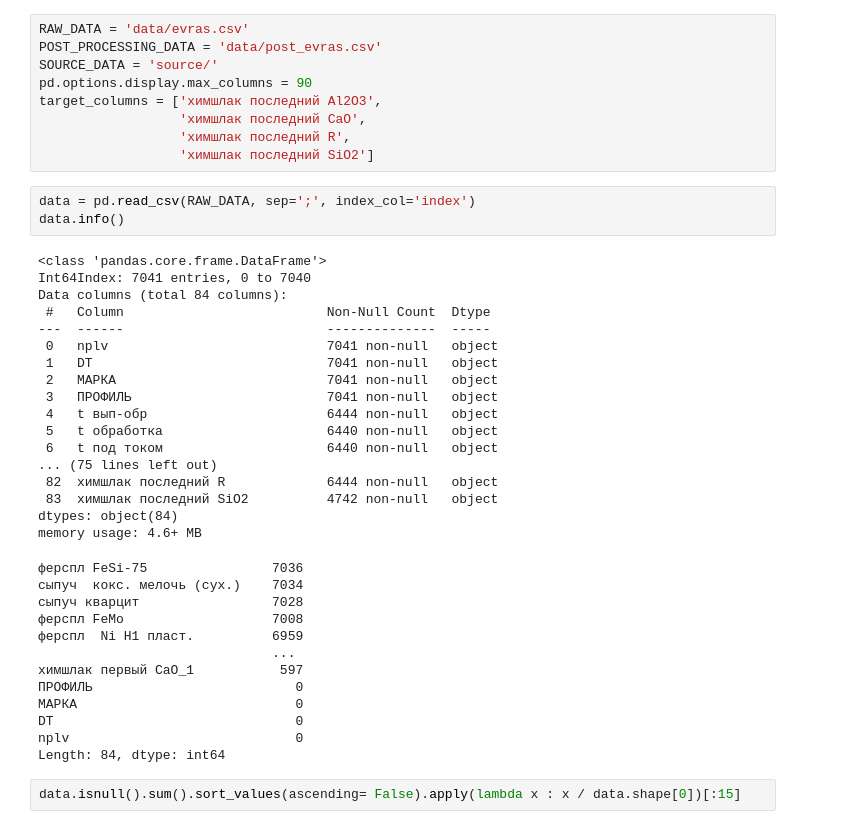
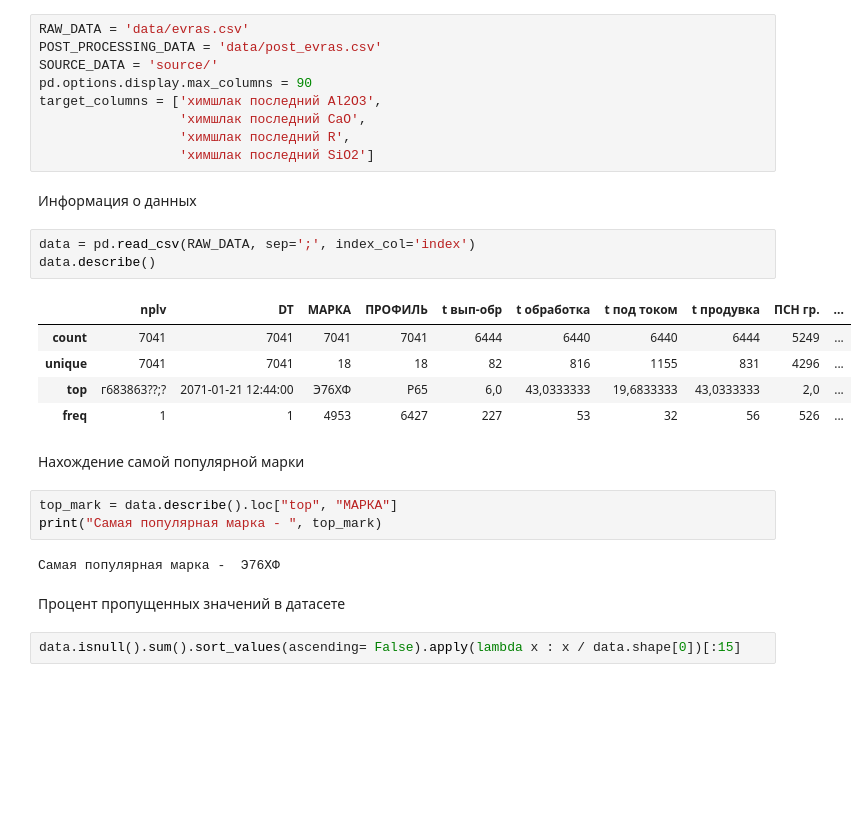
Before and after one commit to OnlyOneUseAcc/Evraz-SCC-prediction, a Jupyter notebook: EDA.ipynb, the cells around one changed output. Drawn from its saved outputs; the diff is of its cells as text; blank space fills up the shorter version.

Commit message:
update data

```diff
--- a/EDA.ipynb
+++ b/EDA.ipynb
@@ -11,39 +14,26 @@ target_columns = ['химшлак последний Al2O3',
                   'химшлак последний CaO',
                   'химшлак последний R',
                   'химшлак последний SiO2']
+# %% [markdown]
+Информация о данных
 # %%
 data = pd.read_csv(RAW_DATA, sep=';', index_col='index')
-data.info()
+data.describe()
 # %% [output]
-<class 'pandas.core.frame.DataFrame'>
-Int64Index: 7041 entries, 0 to 7040
-Data columns (total 84 columns):
- #   Column                          Non-Null Count  Dtype
----  ------                          --------------  -----
- 0   nplv                            7041 non-null   object
- 1   DT                              7041 non-null   object
- 2   МАРКА                           7041 non-null   object
- 3   ПРОФИЛЬ                         7041 non-null   object
- 4   t вып-обр                       6444 non-null   object
- 5   t обработка                     6440 non-null   object
- 6   t под током                     6440 non-null   object
-... (75 lines left out)
- 82  химшлак последний R             6444 non-null   object
- 83  химшлак последний SiO2          4742 non-null   object
-dtypes: object(84)
-memory usage: 4.6+ MB
-ферспл FeSi-75                7036
-сыпуч  кокс. мелочь (сух.)    7034
-сыпуч кварцит                 7028
-ферспл FeMo                   7008
-ферспл  Ni H1 пласт.          6959
-                              ...
-химшлак первый CaO_1           597
-ПРОФИЛЬ                          0
-МАРКА                            0
-DT                               0
-nplv                             0
-Length: 84, dtype: int64
+|  | nplv | DT | МАРКА | ПРОФИЛЬ | t вып-обр | t обработка | t под током | t продувка | ПСН гр. | ... |
+| count | 7041 | 7041 | 7041 | 7041 | 6444 | 6440 | 6440 | 6444 | 5249 | ... |
+| unique | 7041 | 7041 | 18 | 18 | 82 | 816 | 1155 | 831 | 4296 | ... |
+| top | г683863??;? | 2071-01-21 12:44:00 | Э76ХФ | Р65 | 6,0 | 43,0333333 | 19,6833333 | 43,0333333 | 2,0 | ... |
+| freq | 1 | 1 | 4953 | 6427 | 227 | 53 | 32 | 56 | 526 | ... |
+# %% [markdown]
+Нахождение самой популярной марки
+# %%
+top_mark = data.describe().loc["top", "МАРКА"]
+print("Самая популярная марка - ", top_mark)
+# %% [output]
+Самая популярная марка -  Э76ХФ
+# %% [markdown]
+Процент пропущенных значений в датасете
 # %%
 data.isnull().sum().sort_values(ascending= False).apply(lambda x : x / data.shape[0])[:15]
 # %% [output]
```
Also changed, not shown: parts of 45 cells of this notebook, 2 other files.
